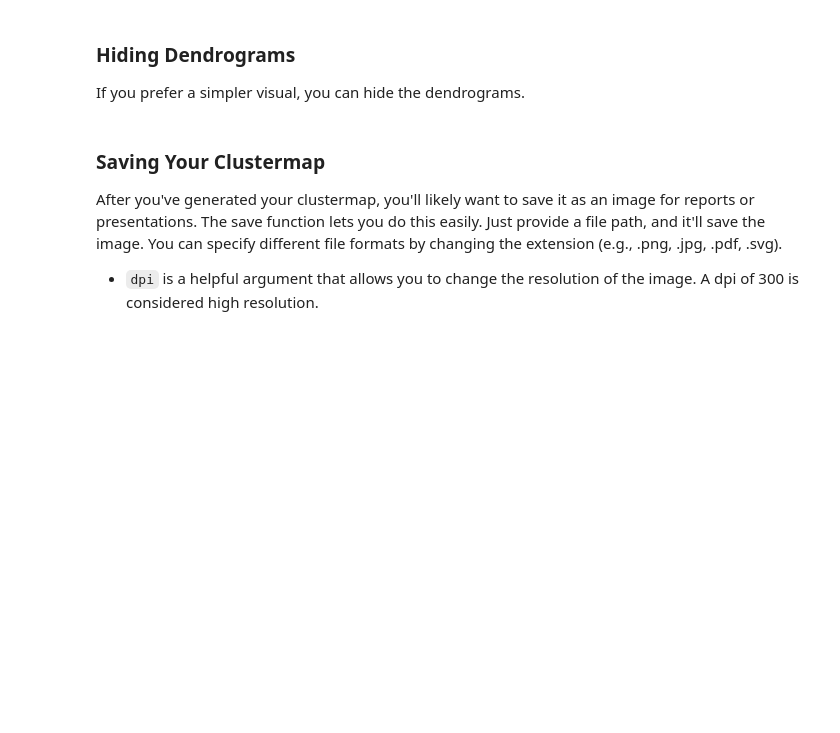
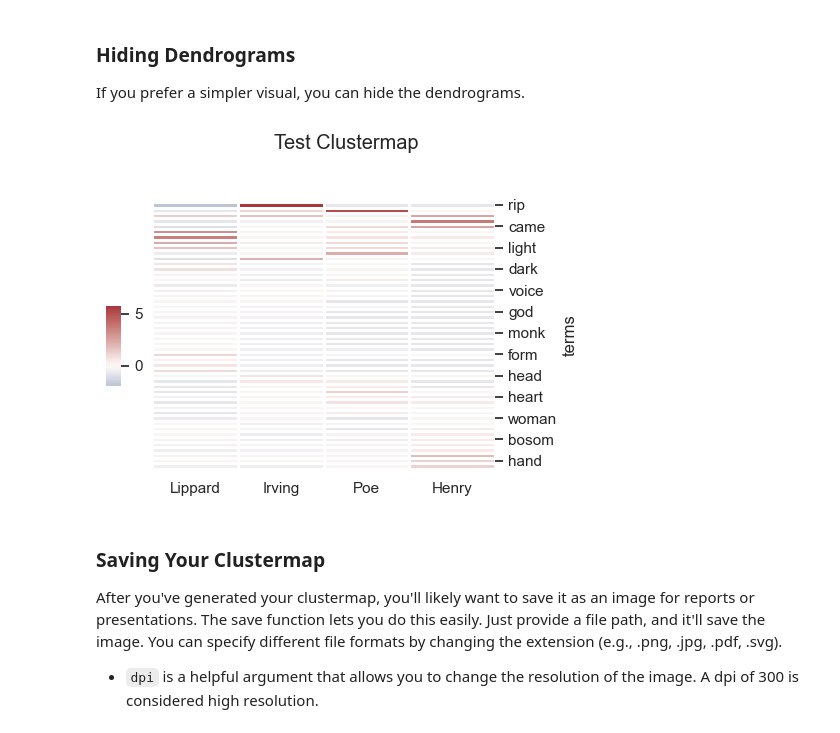
Before and after one commit to mangabe16/lexos, a Jupyter notebook: doc_src/docs/tutorials/cluster/clustermap_tutorial.ipynb, the cells around one changed output. Cells and saved outputs as stored; diff of their text form; code cells hidden in the pictures; blank space fills up the shorter version.

```diff
--- a/doc_src/docs/tutorials/cluster/clustermap_tutorial.ipynb
+++ b/doc_src/docs/tutorials/cluster/clustermap_tutorial.ipynb
@@ -171,20 +124,17 @@ assigned_colors = [color_map[cat] for cat in document_categories]
 
 If you prefer a simpler visual, you can hide the dendrograms.
 # %%
+!!! Note: hiding the upper dendrogram may affect the height of the title above the heatmap. You can adjust it with `cm.ax.set_title("New Title", pad=20)` where `pad` is the distance in points from the top of the axes to the title.
+
 # Example: Hiding the upper (column) dendrogram
-# cm = ClusterMap()
-# fig = cm(
-#     dtm=dtm,
-#     labels=labels,
-#     metric="euclidean",
-#     method="average",
-#     z_score=1,          # standardize each column (term)
-#     cmap="viridis",
-#     figsize=(18, 10),   # Increase figure width for many columns
-#     title="ClusterMap of Literary Texts by Term Frequency",
-#     hide_upper=True,
-#     hide_side=False,
-#     showfig=True,
-# )
+cm = Clustermap(dtm=dtm, title="Test Clustermap", hide_upper=True, hide_side=True, figsize=(5, 4))
+
+# If hiding the upper dendrogram, affects the title position, you can adjust it using matplotlib, as shown below. The example puts the title below the heatmap.
+# cm.fig.suptitle(t="Test Clustermap", y=-.05)
+
+# Show the clustermap
+cm.show()
+# %% [output]
+[figure, added]
 # %% [markdown]
 ### Saving Your Clustermap
```
Also changed, not shown: parts of 24 cells of this notebook, 8 other files.
